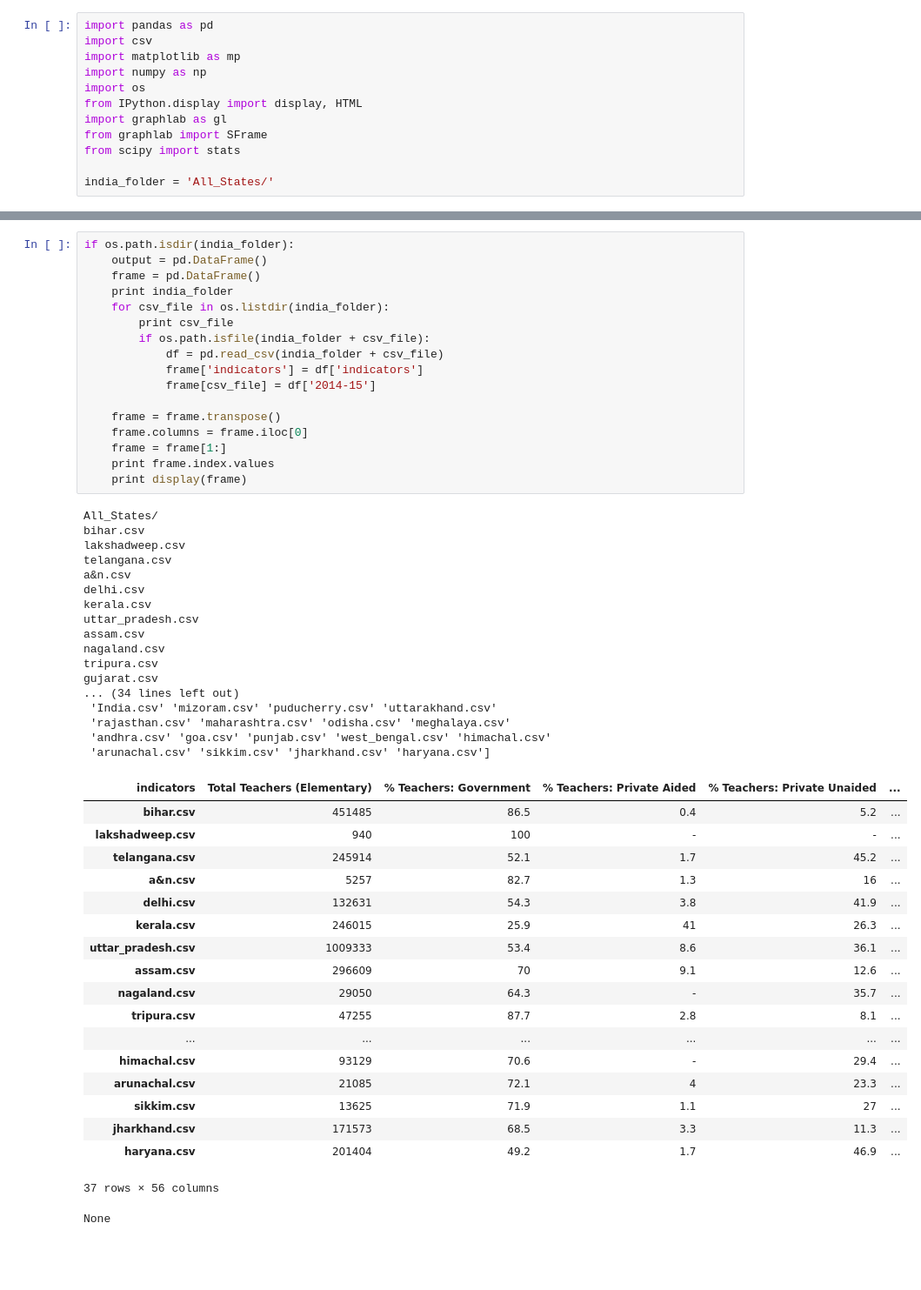
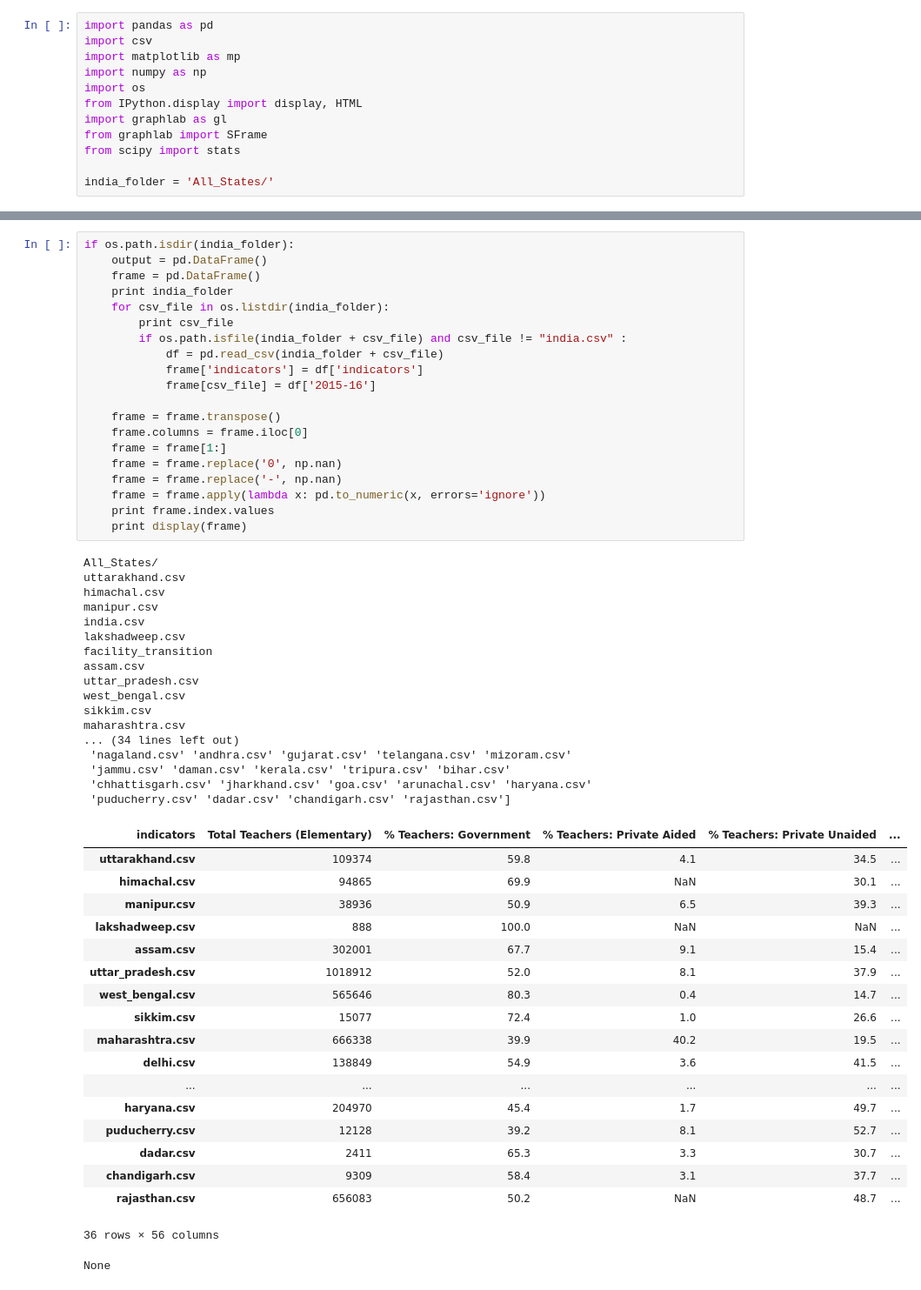
Before and after one commit to Rj7/IndianSchoolDropouts, a Jupyter notebook: data/Pearson Corelation.ipynb, the cells around one changed output, grey strips where cells are left out. Shown at 87% size. Saved outputs shown, nothing was run; the diff lists cells and outputs as text; blank space fills up the shorter version.

```diff
--- a/data/Pearson Corelation.ipynb
+++ b/data/Pearson Corelation.ipynb
@@ -13,54 +17,57 @@ india_folder = 'All_States/'
 # %%
 if os.path.isdir(india_folder):
     output = pd.DataFrame()
     frame = pd.DataFrame()
     print india_folder
     for csv_file in os.listdir(india_folder):
         print csv_file
-        if os.path.isfile(india_folder + csv_file):
+        if os.path.isfile(india_folder + csv_file) and csv_file != "india.csv" :
             df = pd.read_csv(india_folder + csv_file)
             frame['indicators'] = df['indicators']
-            frame[csv_file] = df['2014-15']
+            frame[csv_file] = df['2015-16']
 
     frame = frame.transpose()
     frame.columns = frame.iloc[0]
     frame = frame[1:]
+    frame = frame.replace('0', np.nan)
+    frame = frame.replace('-', np.nan)
+    frame = frame.apply(lambda x: pd.to_numeric(x, errors='ignore'))
     print frame.index.values
     print display(frame)
 # %% [output]
 All_States/
-bihar.csv
+uttarakhand.csv
+himachal.csv
+manipur.csv
+india.csv
 lakshadweep.csv
-telangana.csv
-a&n.csv
-delhi.csv
-kerala.csv
+facility_transition
+assam.csv
 uttar_pradesh.csv
-assam.csv
-nagaland.csv
-tripura.csv
-gujarat.csv
+west_bengal.csv
+sikkim.csv
+maharashtra.csv
 ... (34 lines left out)
- 'India.csv' 'mizoram.csv' 'puducherry.csv' 'uttarakhand.csv'
- 'rajasthan.csv' 'maharashtra.csv' 'odisha.csv' 'meghalaya.csv'
- 'andhra.csv' 'goa.csv' 'punjab.csv' 'west_bengal.csv' 'himachal.csv'
- 'arunachal.csv' 'sikkim.csv' 'jharkhand.csv' 'haryana.csv']
+ 'nagaland.csv' 'andhra.csv' 'gujarat.csv' 'telangana.csv' 'mizoram.csv'
+ 'jammu.csv' 'daman.csv' 'kerala.csv' 'tripura.csv' 'bihar.csv'
+ 'chhattisgarh.csv' 'jharkhand.csv' 'goa.csv' 'arunachal.csv' 'haryana.csv'
+ 'puducherry.csv' 'dadar.csv' 'chandigarh.csv' 'rajasthan.csv']
 | indicators | Total Teachers (Elementary) | % Teachers: Government | % Teachers: Private Aided | % Teachers: Private Unaided | ... |
-| bihar.csv | 451485 | 86.5 | 0.4 | 5.2 | ... |
-| lakshadweep.csv | 940 | 100 | - | - | ... |
-| telangana.csv | 245914 | 52.1 | 1.7 | 45.2 | ... |
-| a&n.csv | 5257 | 82.7 | 1.3 | 16 | ... |
-| delhi.csv | 132631 | 54.3 | 3.8 | 41.9 | ... |
-| kerala.csv | 246015 | 25.9 | 41 | 26.3 | ... |
-| uttar_pradesh.csv | 1009333 | 53.4 | 8.6 | 36.1 | ... |
-| assam.csv | 296609 | 70 | 9.1 | 12.6 | ... |
-| nagaland.csv | 29050 | 64.3 | - | 35.7 | ... |
-| tripura.csv | 47255 | 87.7 | 2.8 | 8.1 | ... |
+| uttarakhand.csv | 109374 | 59.8 | 4.1 | 34.5 | ... |
+| himachal.csv | 94865 | 69.9 | NaN | 30.1 | ... |
+| manipur.csv | 38936 | 50.9 | 6.5 | 39.3 | ... |
+| lakshadweep.csv | 888 | 100.0 | NaN | NaN | ... |
+| assam.csv | 302001 | 67.7 | 9.1 | 15.4 | ... |
+| uttar_pradesh.csv | 1018912 | 52.0 | 8.1 | 37.9 | ... |
+| west_bengal.csv | 565646 | 80.3 | 0.4 | 14.7 | ... |
+| sikkim.csv | 15077 | 72.4 | 1.0 | 26.6 | ... |
+| maharashtra.csv | 666338 | 39.9 | 40.2 | 19.5 | ... |
+| delhi.csv | 138849 | 54.9 | 3.6 | 41.5 | ... |
 | ... | ... | ... | ... | ... | ... |
-| himachal.csv | 93129 | 70.6 | - | 29.4 | ... |
-| arunachal.csv | 21085 | 72.1 | 4 | 23.3 | ... |
-| sikkim.csv | 13625 | 71.9 | 1.1 | 27 | ... |
-| jharkhand.csv | 171573 | 68.5 | 3.3 | 11.3 | ... |
-| haryana.csv | 201404 | 49.2 | 1.7 | 46.9 | ... |
+| haryana.csv | 204970 | 45.4 | 1.7 | 49.7 | ... |
+| puducherry.csv | 12128 | 39.2 | 8.1 | 52.7 | ... |
+| dadar.csv | 2411 | 65.3 | 3.3 | 30.7 | ... |
+| chandigarh.csv | 9309 | 58.4 | 3.1 | 37.7 | ... |
+| rajasthan.csv | 656083 | 50.2 | NaN | 48.7 | ... |
-37 rows × 56 columns
+36 rows × 56 columns
 None
```
Also changed, not shown: parts of 7 cells of this notebook, 1 other file.
